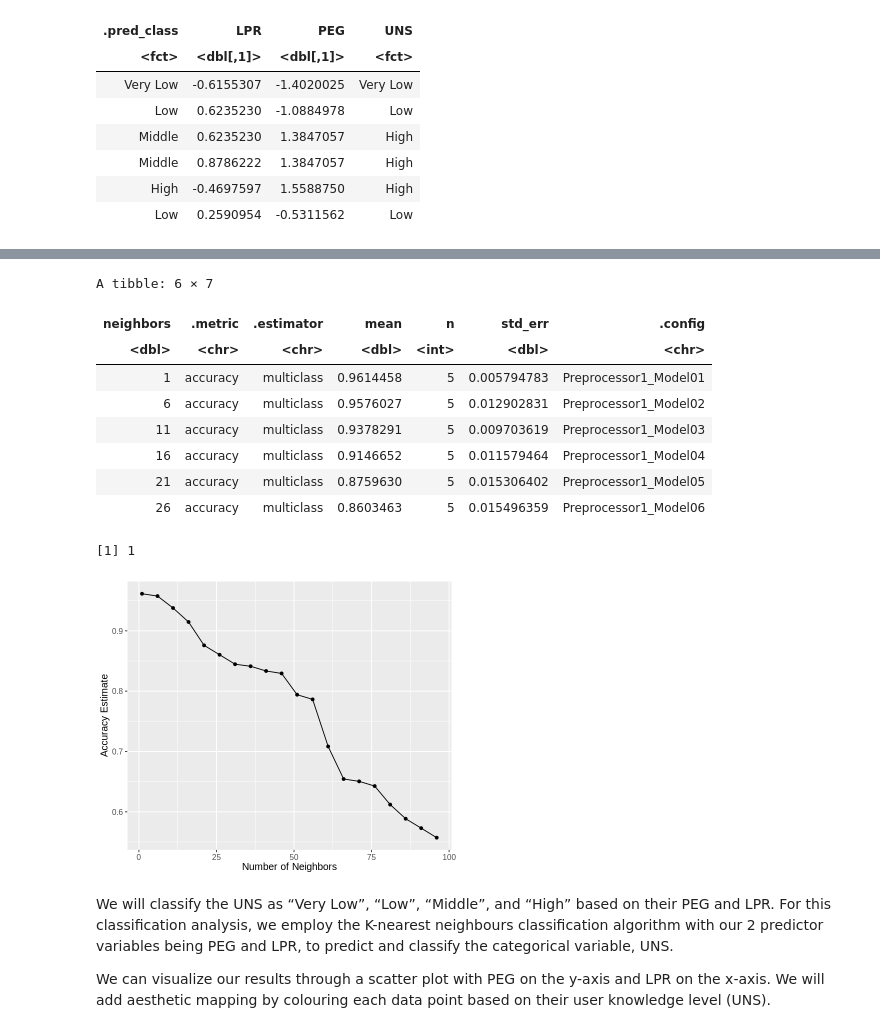
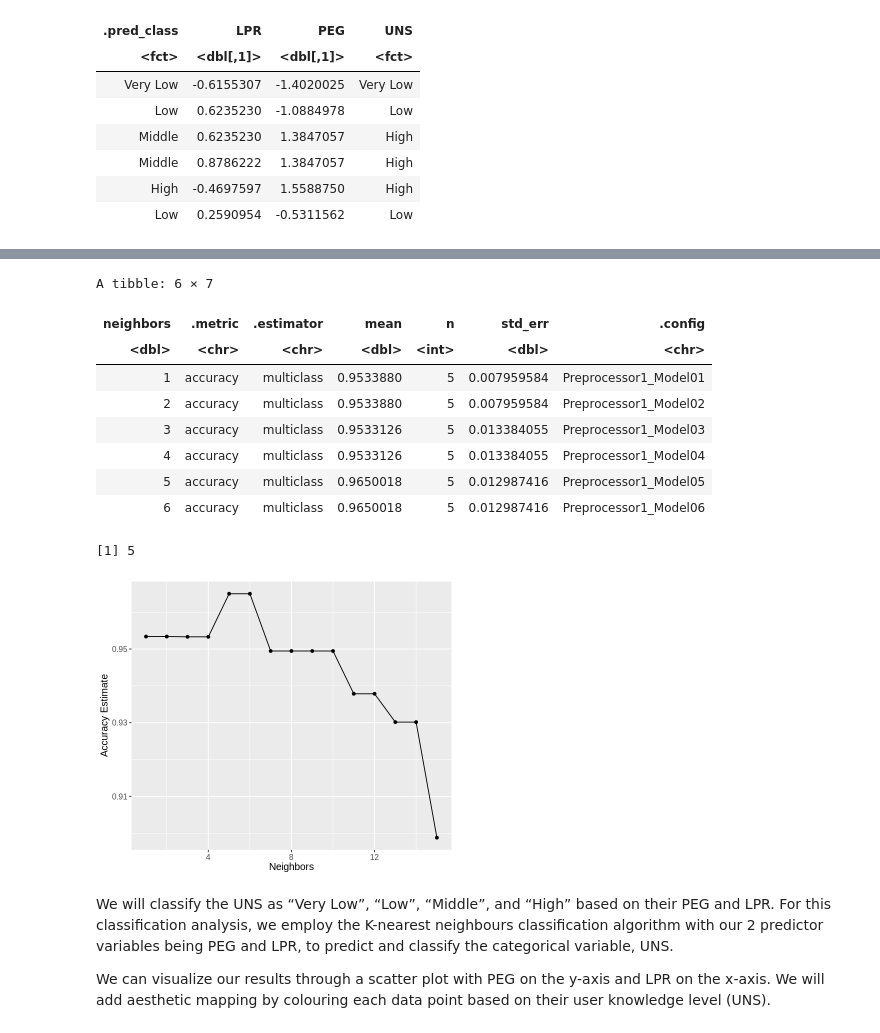
Before and after one commit to miketham24/knn_electrical_dc_machines, a Jupyter notebook: Team 11 Project Report.ipynb, the cells around one changed output, grey strips where cells are left out. Saved outputs shown, nothing was run; the diff lists cells and outputs as text; code cells hidden in the pictures.

```diff
--- a/Team 11 Project Report.ipynb
+++ b/Team 11 Project Report.ipynb
@@ -347,47 +350,49 @@ accuracy
 # %%
 # Since we have a rough estimate of the accuracy of our model, we will perform a 5-fold cross-validation
 
+set.seed(2)
+
 uk_vfold <- vfold_cv(uk_train_scaled, v = 5, strata = UNS)
 
-k_vals <- tibble(neighbors = seq(from = 1, to = 100, by = 5))
+k_vals <- tibble(neighbors = seq(from = 1, to = 15, by = 1))
 
 uk_fit_cross <- workflow() |>
   add_recipe(uk_recipe_standardize) |>
   add_model(uk_spec) |>
   tune_grid(resamples = uk_vfold, grid = k_vals) |>
   collect_metrics()
 
 uk_accuracies <- uk_fit_cross |>
   filter(.metric == "accuracy")
 
 head(uk_accuracies)
 
 options(repr.plot.height = 5, repr.plot.width = 6)
 uk_accuracy_vs_k <- ggplot(uk_accuracies, aes(x = neighbors, y = mean)) +
   geom_point() +
   geom_line() +
-  labs(x = "Number of Neighbors", y = "Accuracy Estimate") +
+  labs(x = "Neighbors", y = "Accuracy Estimate") +
   theme(text = element_text(size = 12))
 
 uk_accuracy_vs_k
 
 uk_best_k <- uk_accuracies |>
         arrange(desc(mean)) |>
         head(1) |>
         pull(neighbors)
 uk_best_k
 # %% [output]
 A tibble: 6 × 7
 | neighbors | .metric | .estimator | mean | n | std_err | .config |
 | <dbl> | <chr> | <chr> | <dbl> | <int> | <dbl> | <chr> |
-| 1 | accuracy | multiclass | 0.9614458 | 5 | 0.005794783 | Preprocessor1_Model01 |
-| 6 | accuracy | multiclass | 0.9576027 | 5 | 0.012902831 | Preprocessor1_Model02 |
-| 11 | accuracy | multiclass | 0.9378291 | 5 | 0.009703619 | Preprocessor1_Model03 |
-| 16 | accuracy | multiclass | 0.9146652 | 5 | 0.011579464 | Preprocessor1_Model04 |
-| 21 | accuracy | multiclass | 0.8759630 | 5 | 0.015306402 | Preprocessor1_Model05 |
-| 26 | accuracy | multiclass | 0.8603463 | 5 | 0.015496359 | Preprocessor1_Model06 |
+| 1 | accuracy | multiclass | 0.9533880 | 5 | 0.007959584 | Preprocessor1_Model01 |
+| 2 | accuracy | multiclass | 0.9533880 | 5 | 0.007959584 | Preprocessor1_Model02 |
+| 3 | accuracy | multiclass | 0.9533126 | 5 | 0.013384055 | Preprocessor1_Model03 |
+| 4 | accuracy | multiclass | 0.9533126 | 5 | 0.013384055 | Preprocessor1_Model04 |
+| 5 | accuracy | multiclass | 0.9650018 | 5 | 0.012987416 | Preprocessor1_Model05 |
+| 6 | accuracy | multiclass | 0.9650018 | 5 | 0.012987416 | Preprocessor1_Model06 |
-[1] 1
+[1] 5
-[figure, old version]
+[figure, new version]
 # %%
 # Accounting for over/underfitting
 
```
Also changed, not shown: parts of 3 cells of this notebook.
